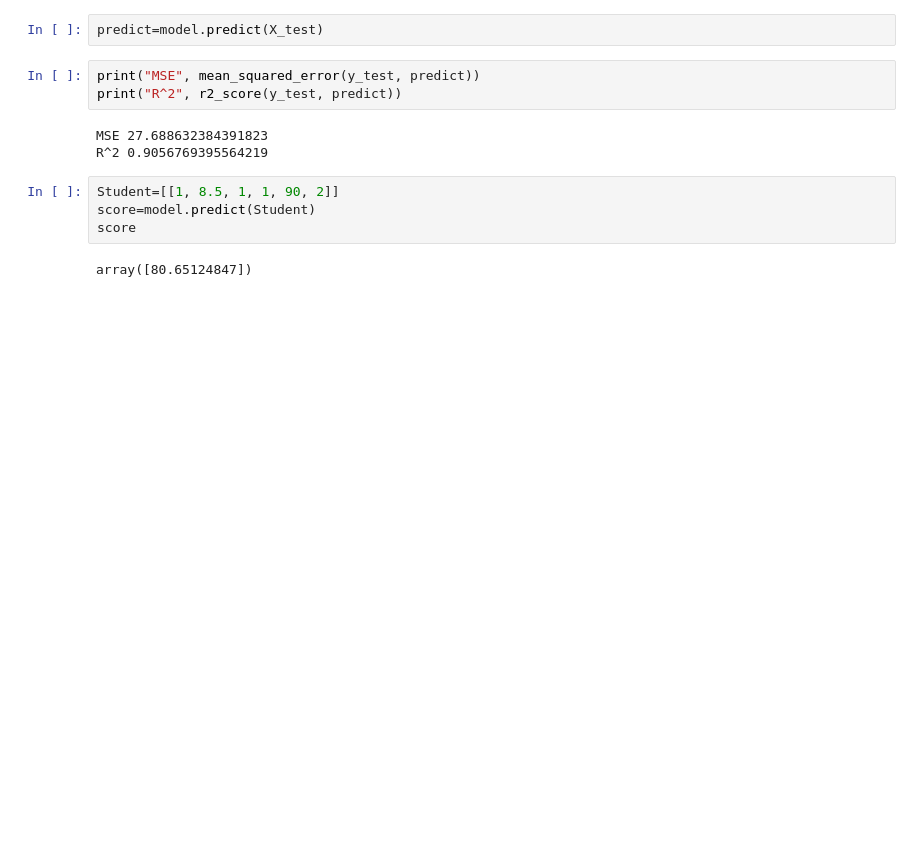
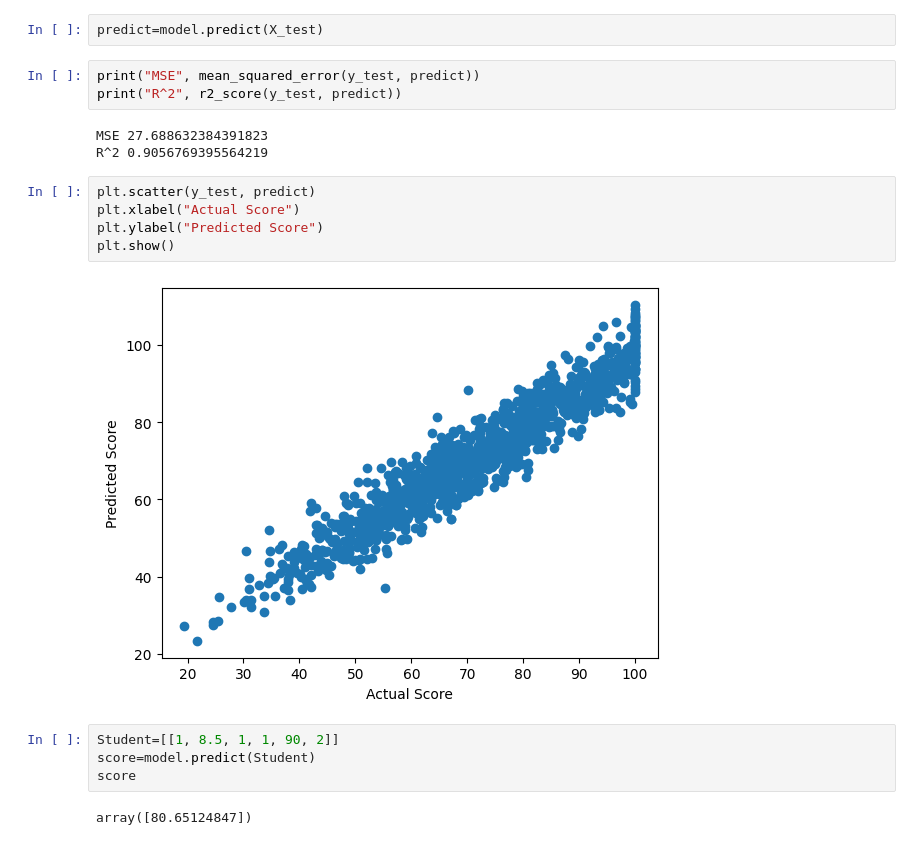
Before and after one commit to Preetham-sai-1/Machine-Learning, a Jupyter notebook: Linear_Regression.ipynb, the cells around one changed output. Drawn from its saved outputs; the diff is of its cells as text; blank space fills up the shorter version.

```diff
--- a/Linear_Regression.ipynb
+++ b/Linear_Regression.ipynb
@@ -75,6 +81,13 @@ print("R^2", r2_score(y_test, predict))
 # %% [output]
 MSE 27.688632384391823
 R^2 0.9056769395564219
+# %%
+plt.scatter(y_test, predict)
+plt.xlabel("Actual Score")
+plt.ylabel("Predicted Score")
+plt.show()
+# %% [output]
+[figure, added]
 # %%
 Student=[[1, 8.5, 1, 1, 90, 2]]
 score=model.predict(Student)
```
Also changed, not shown: parts of 2 cells of this notebook.
